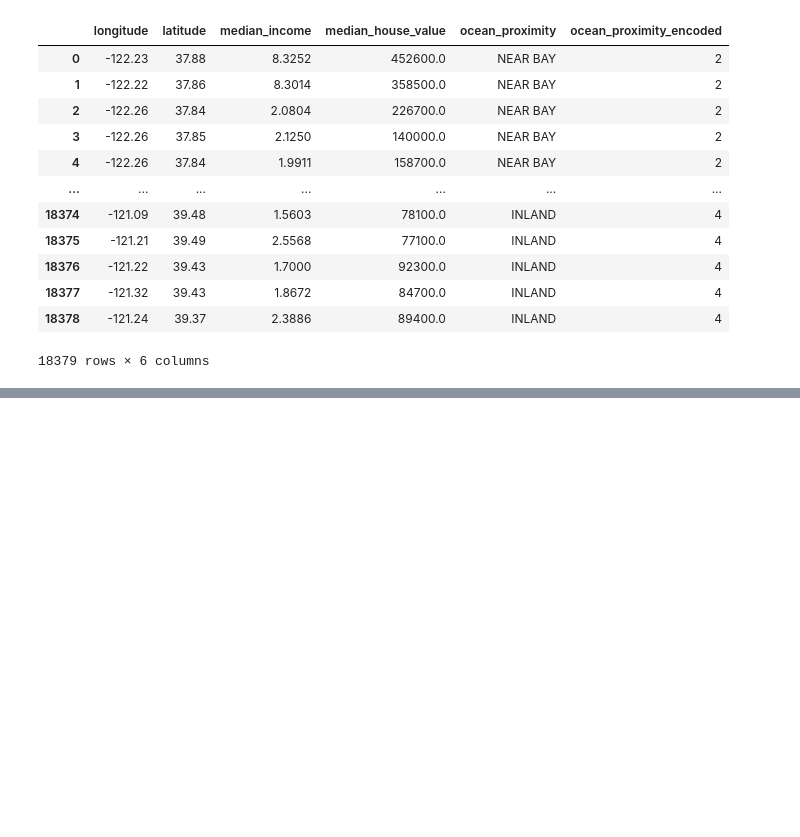
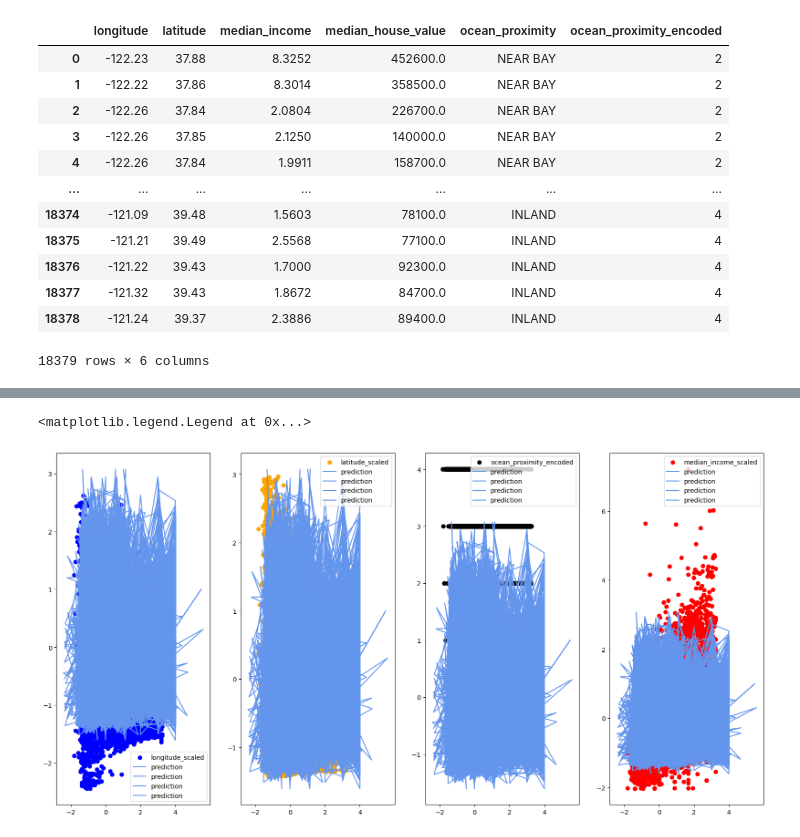
Before and after one commit to BlastermanR/CA_Housing_Machine_Learning_Project, a Jupyter notebook: SVM.ipynb, the cells around one changed output, grey strips where cells are left out. Drawn from its saved outputs; the diff is of its cells as text; code cells hidden in the pictures; blank space fills up the shorter version.

```diff
--- a/SVM.ipynb
+++ b/SVM.ipynb
@@ -61,0 +184,24 @@ plt.boxplot(training_error_SVM);
+# %%
+x = train_set['median_house_value_scaled']
+
+
+fig, ax = plt.subplots(nrows=1, ncols=4, figsize=(20,10))
+ax[0].scatter(x,train_set['longitude_scaled'], label='longitude_scaled', color = "blue")
+ax[0].plot(X_test[1], test_preds, color='cornflowerblue',
+         label='prediction')
+ax[0].legend()
+ax[1].scatter(x,train_set['latitude_scaled'], label='latitude_scaled', color = "orange")
+ax[1].plot(X_test[1], test_preds, color='cornflowerblue',
+         label='prediction')
+ax[1].legend()
+ax[2].scatter(x,train_set['ocean_proximity_encoded'], label='ocean_proximity_encoded', color = "black")
+ax[2].plot(X_test[1], test_preds, color='cornflowerblue',
+         label='prediction')
+ax[2].legend()
+ax[3].scatter(x,train_set['median_income_scaled'], label='median_income_scaled', color = "red")
+ax[3].plot(X_test[1], test_preds, color='cornflowerblue',
+         label='prediction')
+ax[3].legend()
+# %% [output]
+<matplotlib.legend.Legend at 0x...>
+[figure, added]
```
Also changed, not shown: parts of 9 cells of this notebook.
